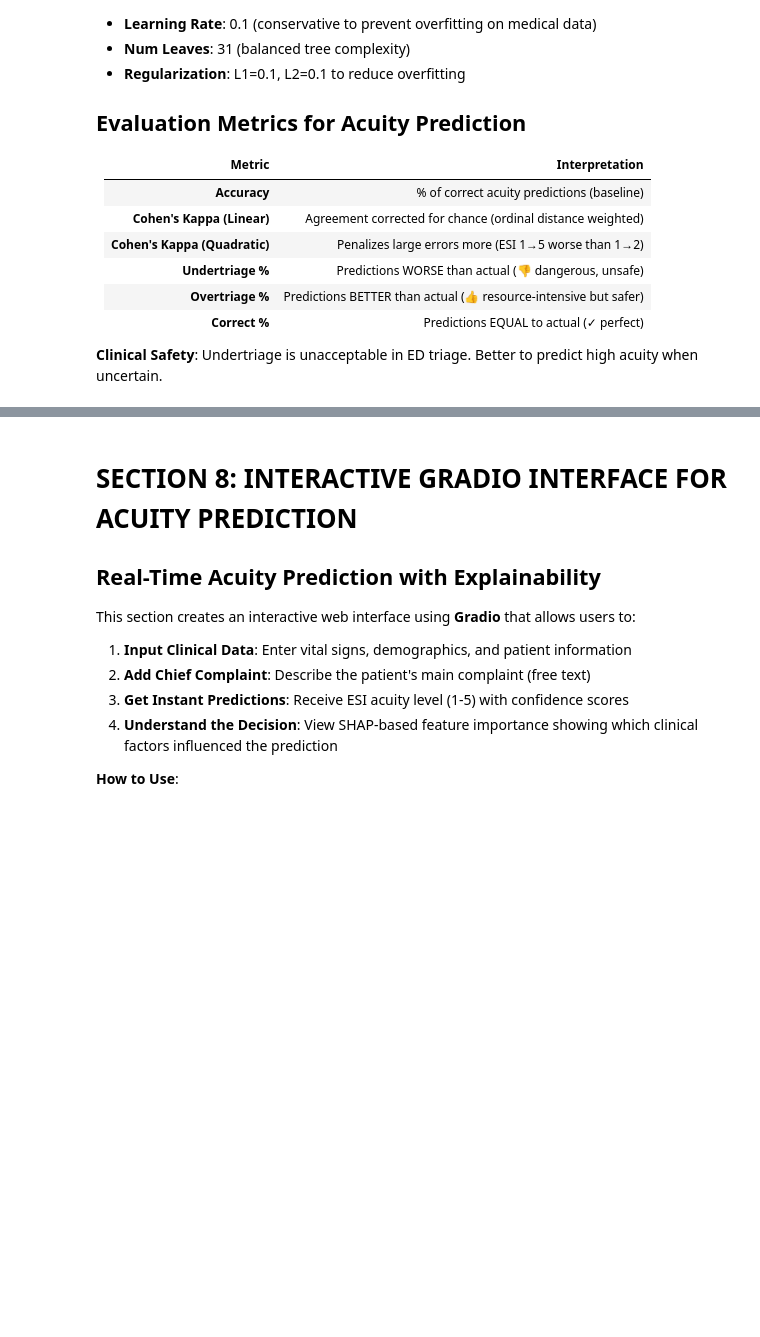
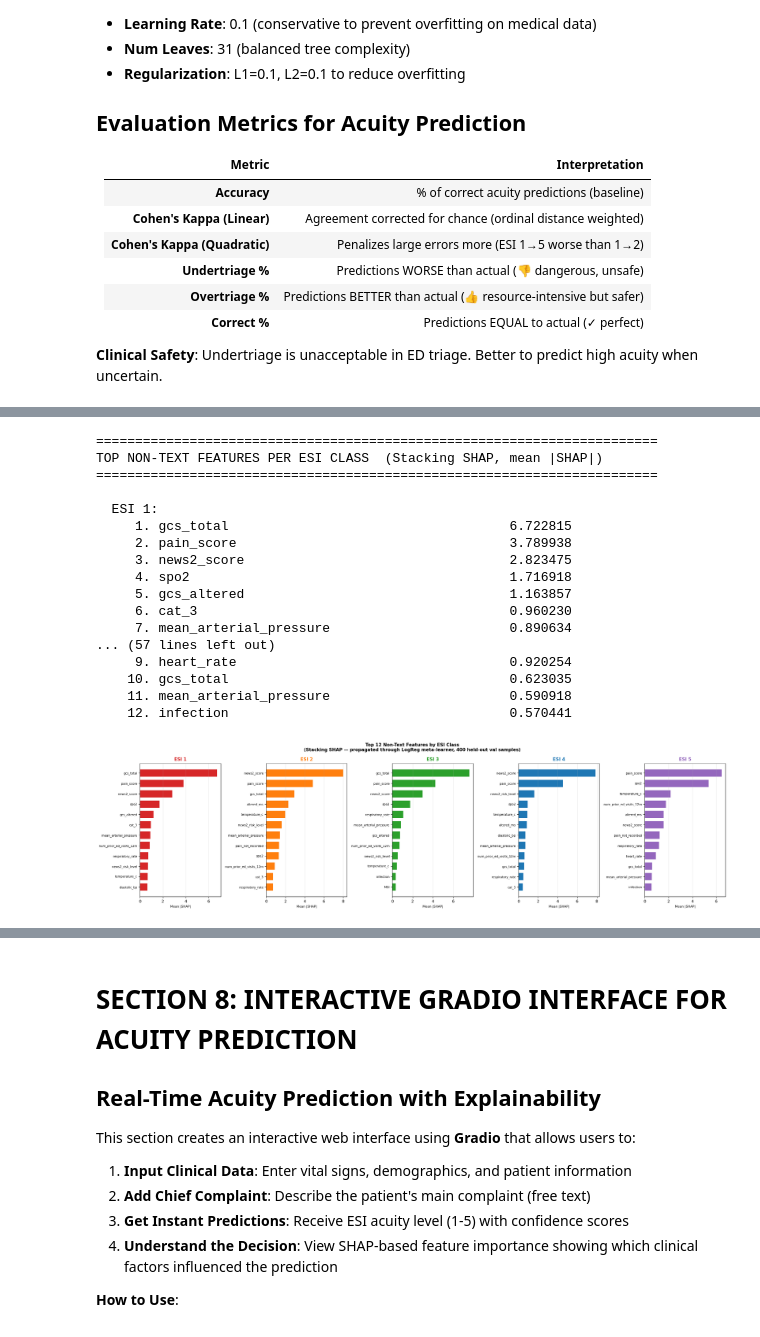
Before and after one commit to dsAlessandro/Emergency-Department-Acuity-Prediction, a Jupyter notebook: main.ipynb, the cells around one changed output, grey strips where cells are left out. Cells and saved outputs as stored; diff of their text form; code cells hidden in the pictures; blank space fills up the shorter version.

```diff
--- a/main.ipynb
+++ b/main.ipynb
@@ -2062,0 +2572,62 @@ print(f"   ✓ Highlights clinical safety metrics (undertriage vs overtriage)")
+# %%
+
+# ============================================================================
+# SECTION 7b — STEP 2: PER-CLASS TOP FEATURES  (Stacking SHAP)
+# For each ESI class, shows the top 12 non-text features by mean |SHAP|.
+# SHAP values have been propagated through the LogReg meta-learner so they
+# reflect each feature's net contribution to the stacking final prediction.
+# ============================================================================
+_CLASS_COLORS = ['#d62728', '#ff7f0e', '#2ca02c', '#1f77b4', '#9467bd']
+_N_TOP = 12
+ESI_LABELS = [f'ESI {i}' for i in range(1, 6)]
+
+print("=" * 72)
+print("TOP NON-TEXT FEATURES PER ESI CLASS  (Stacking SHAP, mean |SHAP|)")
+print("=" * 72)
+
+fig, axes = plt.subplots(1, 5, figsize=(22, 6))
+for ci in range(5):
+    imp_c   = np.abs(shap_stack[:, _nb_idx_shap, ci]).mean(axis=0)  # (n_nb,)
+    top_j   = np.argsort(imp_c)[-_N_TOP:][::-1]
+    names   = [_fn_shap[_nb_idx_shap[j]][:42] for j in top_j]
+    vals    = imp_c[top_j]
+
+    print(f"\n  ESI {ci+1}:")
+    for r, (n, v) in enumerate(zip(names, vals), 1):
+        print(f"    {r:2d}. {n:<44} {v:.6f}")
+
+    axes[ci].barh(range(_N_TOP), vals[::-1], color=_CLASS_COLORS[ci],
+                  edgecolor='none', height=0.7)
+    axes[ci].set_yticks(range(_N_TOP))
+    axes[ci].set_yticklabels(names[::-1], fontsize=7.5)
+    axes[ci].set_title(ESI_LABELS[ci], fontweight='bold',
+                       color=_CLASS_COLORS[ci], fontsize=11)
+    axes[ci].set_xlabel('Mean |SHAP|', fontsize=8)
+    axes[ci].tick_params(axis='y', labelsize=7.5)
+    axes[ci].grid(axis='x', alpha=0.3)
+
+plt.suptitle(
+    'Top 12 Non-Text Features by ESI Class\n'
+    '(Stacking SHAP — propagated through LogReg meta-learner, 400 held-out val samples)',
+    fontweight='bold', fontsize=11)
+plt.tight_layout()
+plt.show()
+# %% [output]
+========================================================================
+TOP NON-TEXT FEATURES PER ESI CLASS  (Stacking SHAP, mean |SHAP|)
+========================================================================
+
+  ESI 1:
+     1. gcs_total                                    6.722815
+     2. pain_score                                   3.789938
+     3. news2_score                                  2.823475
+     4. spo2                                         1.716918
+     5. gcs_altered                                  1.163857
+     6. cat_3                                        0.960230
+     7. mean_arterial_pressure                       0.890634
+... (57 lines left out)
+     9. heart_rate                                   0.920254
+    10. gcs_total                                    0.623035
+    11. mean_arterial_pressure                       0.590918
+    12. infection                                    0.570441
+[figure, added]
```
Also changed, not shown: parts of 87 cells of this notebook.
